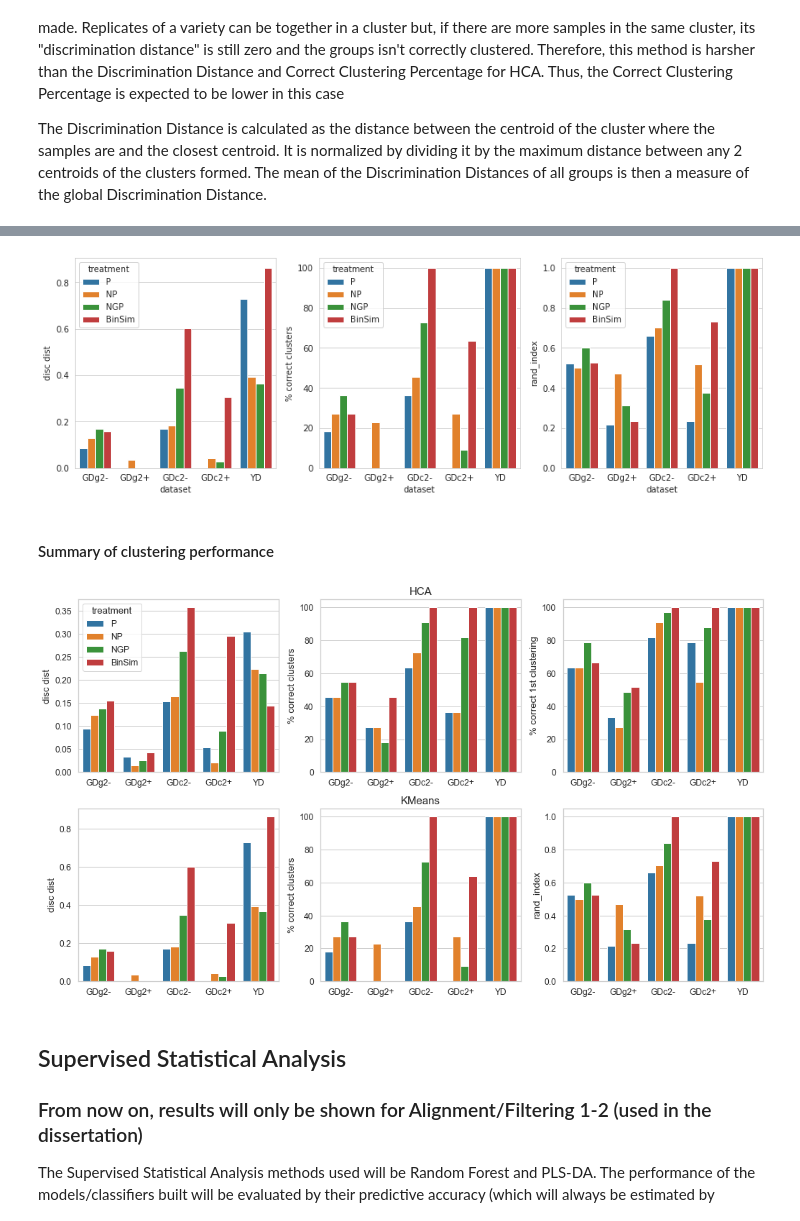
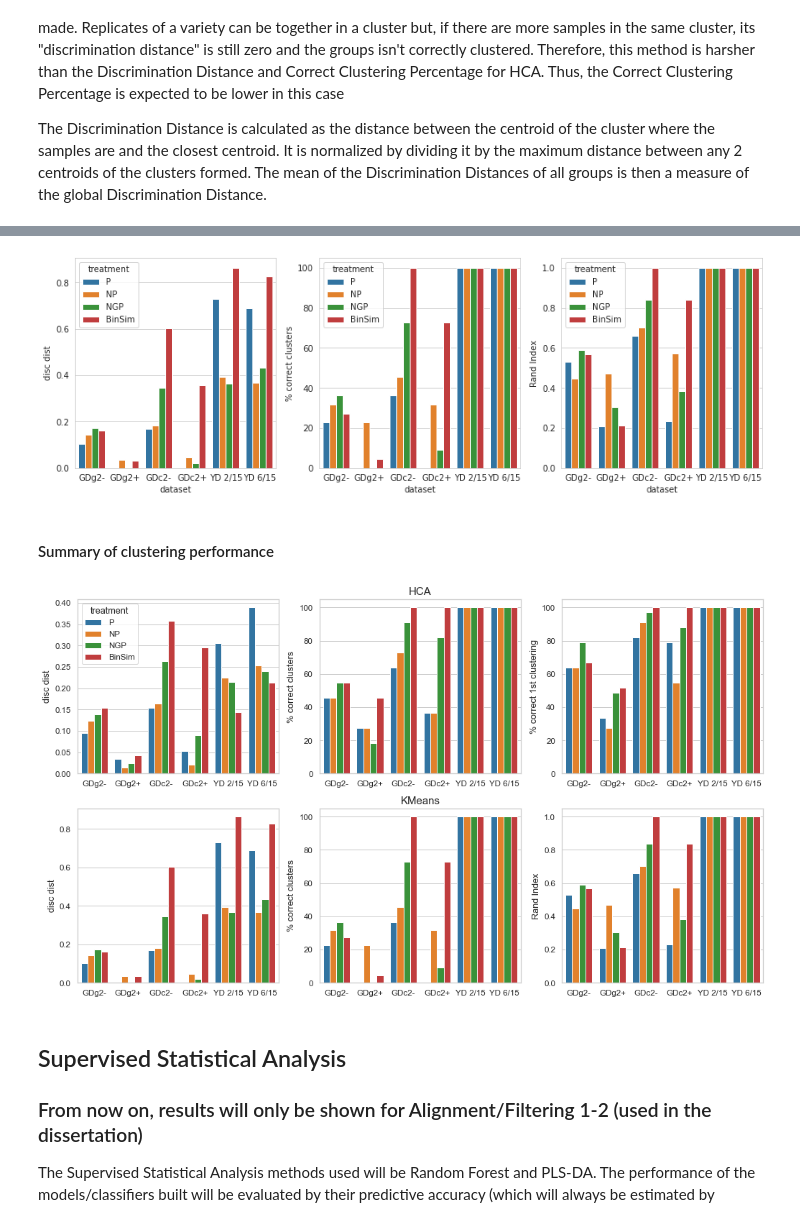
Before and after one commit to aeferreira/binsim_paper, a Jupyter notebook: paper_binsim.ipynb, the cells around one changed output, grey strips where cells are left out. Saved outputs shown, nothing was run; the diff lists cells and outputs as text; code cells hidden in the pictures.

Commit message:
New dataset (YD2) added.

```diff
--- a/paper_binsim.ipynb
+++ b/paper_binsim.ipynb
@@ -1034,3 +1070,18 @@ with sns.axes_style("white"):
     plt.show()
 # %% [output]
 [figure]
+# %%
+with sns.axes_style("white"):
+    f, axs = plt.subplots(1, 4, figsize=(12, 4), constrained_layout=True)
+
+    name = 'YD2'
+
+    for treatment, ax in zip(('P', 'NP', 'NGP', 'BinSim'), axs.ravel()):
+        color_threshold = 0.68 if treatment == 'BinSim' else None
+        plot_dendogram2(HCA_all[name][treatment]['Z'],
+                       datasets[name]['target'], ax=ax,
+                       label_colors=datasets[name]['label_colors'],
+                       title=treatment, color_threshold=0)
+
+    st = f.suptitle(f'Data set {datasets[name]["name"]}', fontsize=16)
+    plt.show()
@@ -1598,7 +1651,7 @@ def perform_KMeans(dataset, treatment, iter_num=150, best_fraction=0.1):
            'treatment': treatment,
            'disc dist': np.median(average),
            '% correct clusters':np.median(correct)*100/n_classes,
-           'rand_index': np.median(rand)}
+           'Rand Index': np.median(rand)}
 # %%
 # NOTE: for debugging
 iter_num=15
@@ -1607,7 +1660,7 @@ iter_num=15
 
 KMeans_all = []
 
-for dsname in ('GD_neg_global2', 'GD_pos_global2', 'GD_neg_class2', 'GD_pos_class2', 'YD'):
+for dsname in ('GD_neg_global2', 'GD_pos_global2', 'GD_neg_class2', 'GD_pos_class2', 'YD', 'YD2'):
     for treatment in ('P', 'NP', 'NGP', 'BinSim'):
         print(f'performing KMeans on {dsname} with treatment {treatment}' , end=' ...')
         KMeans_all.append(perform_KMeans(dsname, treatment, iter_num=iter_num))
@@ -1675,36 +1725,36 @@ with sns.axes_style("whitegrid"):
         #ax.axhspan(11.55, 16, color='darkblue', alpha=0.2)
     sns.barplot(x="dataset", y="disc dist", hue="treatment", data=KMeans_all2, ax=axs[0], palette=p4)
     sns.barplot(x="dataset", y="% correct clusters", hue="treatment", data=KMeans_all2, ax=axs[1], palette=p4)
-    sns.barplot(x="dataset", y="rand_index", hue="treatment", data=KMeans_all2, ax=axs[2], palette=p4)
+    sns.barplot(x="dataset", y="Rand Index", hue="treatment", data=KMeans_all2, ax=axs[2], palette=p4)
 # %% [output]
-[figure, old version]
+[figure, new version]
 # %% [markdown]
 #### Summary of clustering performance
 # %%
 p4 = sns.color_palette('tab10', 4)
 with sns.axes_style("whitegrid"):
-    with sns.plotting_context("notebook", font_scale=1.1):
+    with sns.plotting_context("notebook", font_scale=1.05):
         f, axs = plt.subplots(2, 3, figsize=(14, 8), constrained_layout=True)
         sns.barplot(x="dataset", y="disc dist", hue="treatment", data=HCA_performance2, ax=axs[0][0], palette=p4)
         sns.barplot(x="dataset", y="% correct clusters", hue="treatment", data=HCA_performance2, ax=axs[0][1], palette=p4)
         sns.barplot(x="dataset", y="% correct 1st clustering", hue="treatment", data=HCA_performance2, ax=axs[0][2], palette=p4)
 
         sns.barplot(x="dataset", y="disc dist", hue="treatment", data=KMeans_all2, ax=axs[1][0], palette=p4)
         sns.barplot(x="dataset", y="% correct clusters", hue="treatment", data=KMeans_all2, ax=axs[1][1], palette=p4)
-        sns.barplot(x="dataset", y="rand_index", hue="treatment", data=KMeans_all2, ax=axs[1][2], palette=p4)
+        sns.barplot(x="dataset", y="Rand Index", hue="treatment", data=KMeans_all2, ax=axs[1][2], palette=p4)
         for i, ax in enumerate(axs.ravel()):
             ax.xaxis.label.set_visible(False)
             if i== 0:
                 continue
             ax.legend().set_visible(False)
         axs[0][1].set_title('HCA', fontsize=15)
         axs[1][1].set_title('KMeans', fontsize=15)
 
         plt.show()
 
         f.savefig('paperimages/clust_performance.pdf' , dpi=200)
 # %% [output]
-[figure, old version]
+[figure, new version]
 # %% [markdown]
 ## Supervised Statistical Analysis
 
```
Also changed, not shown: parts of 33 cells of this notebook.
